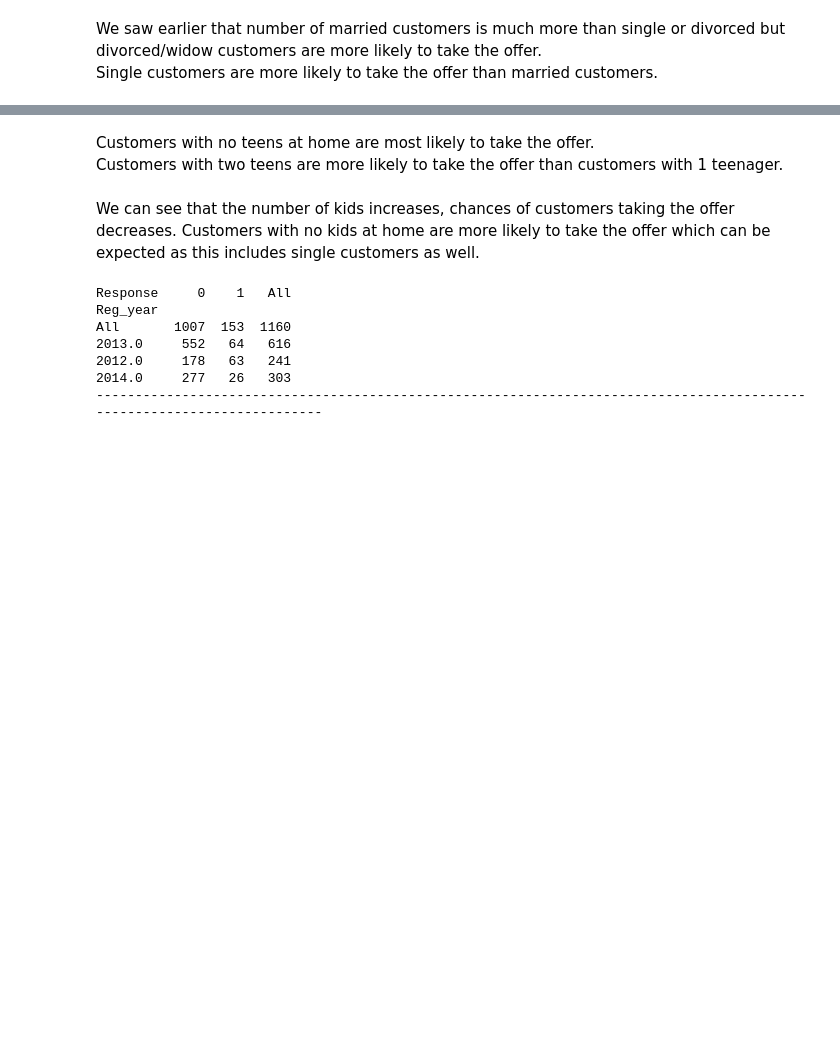
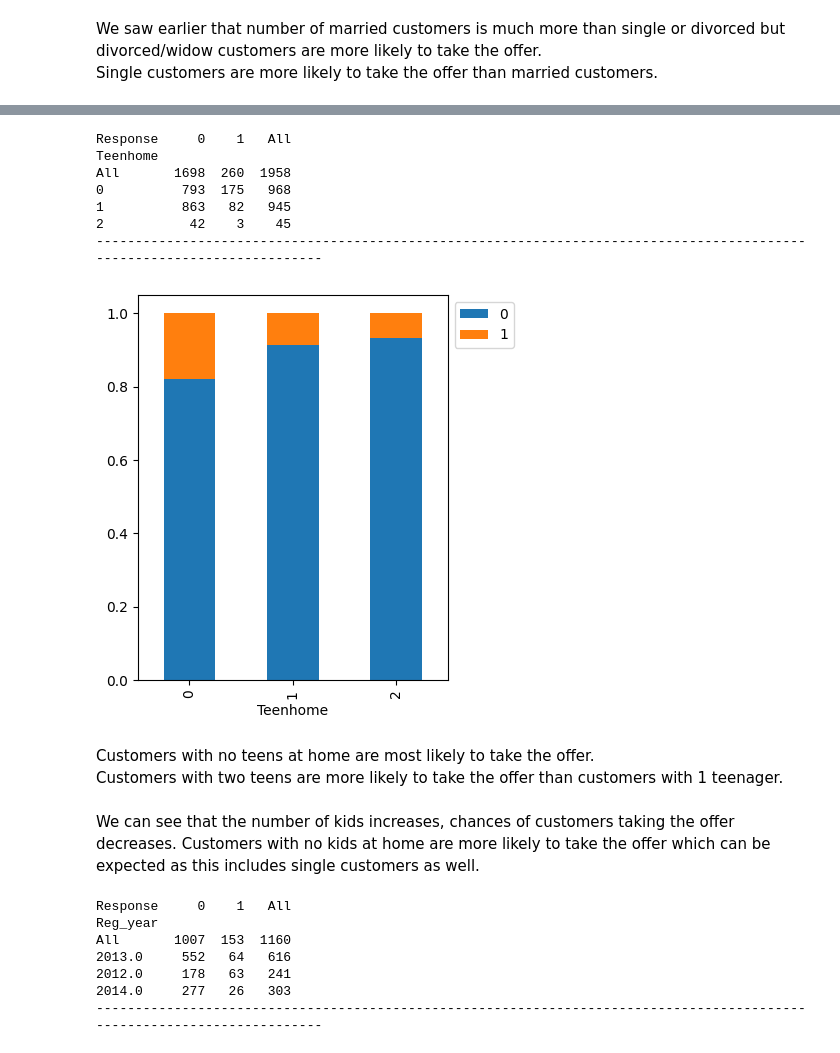
Before and after one commit to nitin7478/Capstone_EDA_project_Almabetter, a Jupyter notebook: Applied_Statistics_Project.ipynb, the cells around one changed output, grey strips where cells are left out. Saved outputs shown, nothing was run; the diff lists cells and outputs as text; code cells hidden in the pictures; blank space fills up the shorter version.

```diff
--- a/Applied_Statistics_Project.ipynb
+++ b/Applied_Statistics_Project.ipynb
@@ -643,5 +643,14 @@ All       1698  260  1958
 # %%
-stacked_barplot(data, "Teenhome", "Response")
+stacked_barplot(df, "Teenhome", "Response")
+# %% [output]
+Response     0    1   All
+Teenhome
+All       1698  260  1958
+0          793  175   968
+1          863   82   945
+2           42    3    45
+------------------------------------------------------------------------------------------------------------------------
+[figure, added]
 # %% [markdown]
 Customers with no teens at home are most likely to take the offer.<br>
 Customers with two teens are more likely to take the offer than customers with 1 teenager.
```
Also changed, not shown: parts of 7 cells of this notebook.
